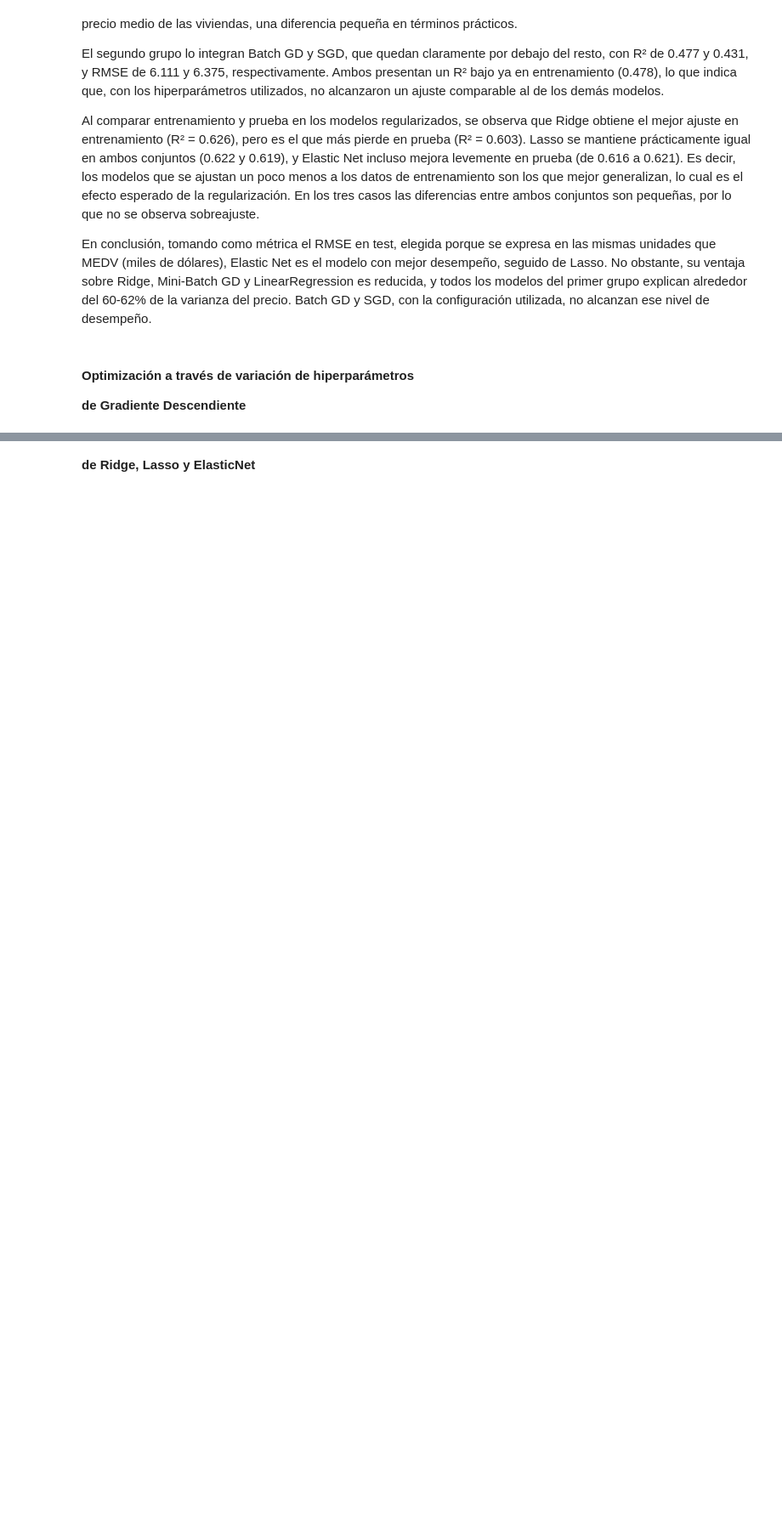
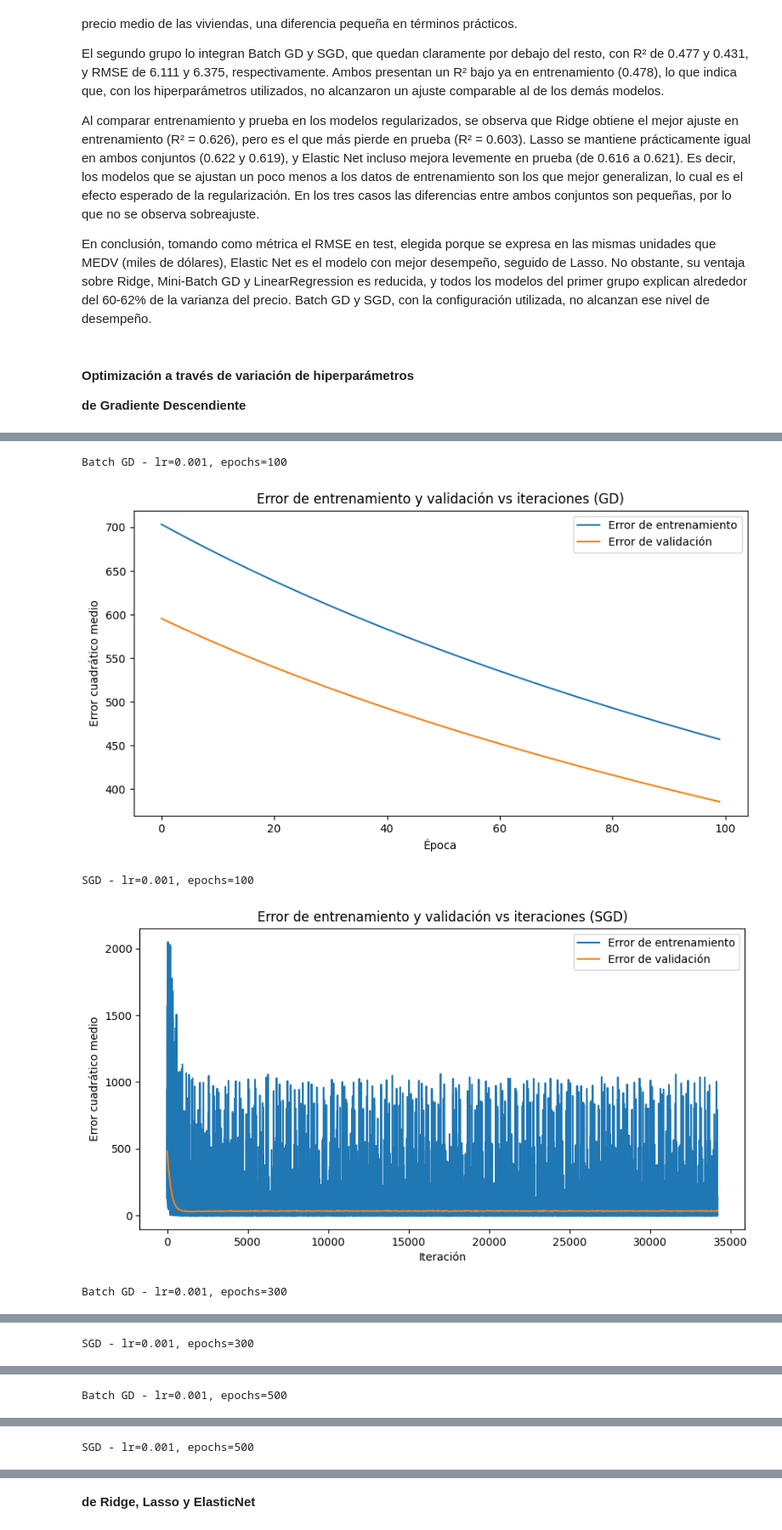
Before and after one commit to AlvaTF/TP-AA1-Ruiz-Toledo-Mendoza, a Jupyter notebook: TP_1/TP_regresion_AA1.ipynb, the cells around one changed output, grey strips where cells are left out. Shown at 85% size. Drawn from its saved outputs; the diff is of its cells as text; code cells hidden in the pictures; blank space fills up the shorter version.

```diff
--- a/TP_1/TP_regresion_AA1.ipynb
+++ b/TP_1/TP_regresion_AA1.ipynb
@@ -779,0 +783,51 @@ En conclusión, tomando como métrica el RMSE en test, elegida porque se expresa
+# %%
+resultados = []
+
+for lr in [0.001, 0.005, 0.01, 0.02]:
+    for ep in [100, 300, 500]:
+
+        print(f"Batch GD - lr={lr}, epochs={ep}")
+        W = gradient_descent(
+            X_tr_esc, y_tr_gd,
+            X_val_esc, y_val_gd,
+            lr=lr,
+            epochs=ep
+        )
+
+        y_pred = X_test_b @ W
+
+        resultados.append({
+            "Algoritmo": "Batch GD",
+            "Learning Rate": lr,
+            "Épocas": ep,
+            "RMSE": root_mean_squared_error(y_test_gd, y_pred),
+            "R²": r2_score(y_test_gd, y_pred)
+        })
+
+        print(f"SGD - lr={lr}, epochs={ep}")
+        W = stochastic_gradient_descent(
+            X_tr_esc, y_tr_gd,
+            X_val_esc, y_val_gd,
+            lr=lr,
+            epochs=ep
+        )
+
+        y_pred = X_test_b @ W
+
+        resultados.append({
+            "Algoritmo": "SGD",
+            "Learning Rate": lr,
+            "Épocas": ep,
+            "RMSE": root_mean_squared_error(y_test_gd, y_pred),
+            "R²": r2_score(y_test_gd, y_pred)
+        })
+
+df_gd = pd.DataFrame(resultados)
+
+display(df_gd)
+# %% [output]
+Batch GD - lr=0.001, epochs=100
+[figure, added]
+SGD - lr=0.001, epochs=100
+[figure, added]
+Batch GD - lr=0.001, epochs=300
@@ -779,0 +835 @@ En conclusión, tomando como métrica el RMSE en test, elegida porque se expresa
+SGD - lr=0.001, epochs=300
@@ -779,0 +837 @@ En conclusión, tomando como métrica el RMSE en test, elegida porque se expresa
+Batch GD - lr=0.001, epochs=500
@@ -779,0 +839 @@ En conclusión, tomando como métrica el RMSE en test, elegida porque se expresa
+SGD - lr=0.001, epochs=500
```
Also changed, not shown: parts of 8 cells of this notebook.
